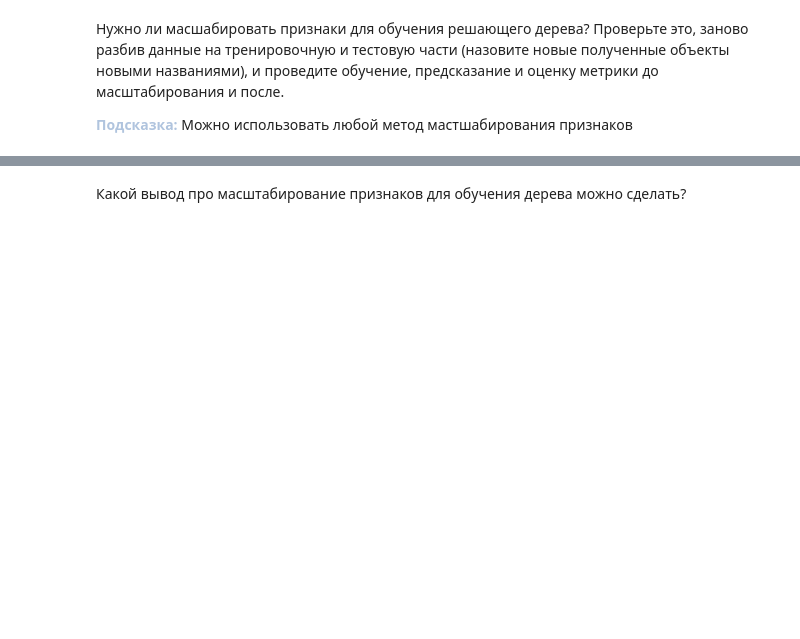
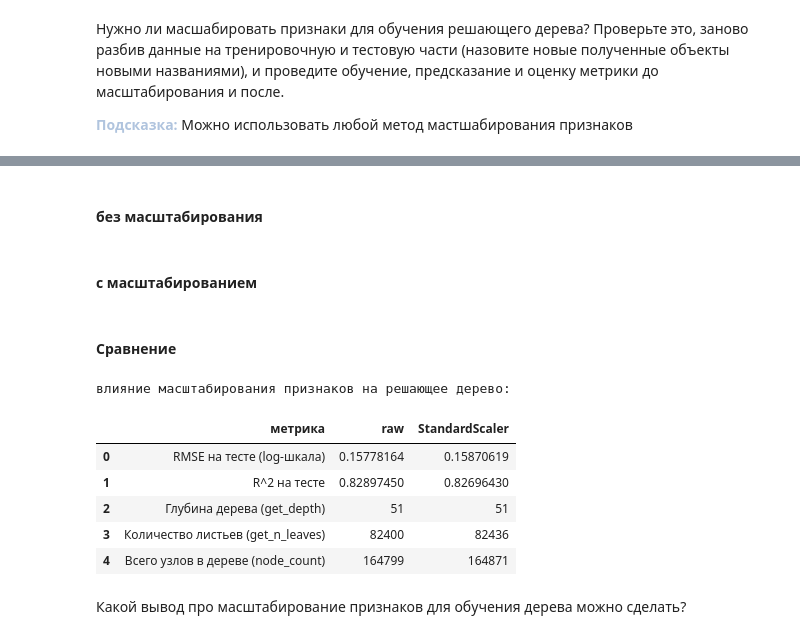
Before and after one commit to sircuspelle/AI-systems-course, a Jupyter notebook: 04_decision_tree/src/04_decision_tree/lab4.ipynb, the cells around one changed output, grey strips where cells are left out. Saved outputs shown, nothing was run; the diff lists cells and outputs as text; code cells hidden in the pictures; blank space fills up the shorter version.

```diff
--- a/04_decision_tree/src/04_decision_tree/lab4.ipynb
+++ b/04_decision_tree/src/04_decision_tree/lab4.ipynb
@@ -778,0 +684,2 @@ plt.show()
+# %% [markdown]
+#### без масштабирования
@@ -778,0 +691,2 @@ plt.show()
+# %% [markdown]
+#### с масштабированием
@@ -779,3 +710,42 @@ plt.show()
+# %% [markdown]
+#### Сравнение
+# %%
+rmse_diff = abs(rmse_unscaled - rmse_scaled)
+
+scaling_results_df = pd.DataFrame({
+    'метрика': [
+        'RMSE на тесте (log-шкала)',
+        'R^2 на тесте',
+        'Глубина дерева (get_depth)',
+        'Количество листьев (get_n_leaves)',
+        'Всего узлов в дереве (node_count)',
+    ],
+    'raw': [
+        f"{rmse_unscaled:.8f}",
+        f"{r2_score(y_test_check, pred_unscaled):.8f}",
+        tree_unscaled.get_depth(),
+        tree_unscaled.get_n_leaves(),
+        tree_unscaled.tree_.node_count
+    ],
+    'StandardScaler': [
+        f"{rmse_scaled:.8f}",
+        f"{r2_score(y_test_check, pred_scaled):.8f}",
+        tree_scaled.get_depth(),
+        tree_scaled.get_n_leaves(),
+        tree_scaled.tree_.node_count
+    ]
+})
+
+print("влияние масштабирования признаков на решающее дерево:")
+display(scaling_results_df)
+# %% [output]
+влияние масштабирования признаков на решающее дерево:
+|  | метрика | raw | StandardScaler |
+| 0 | RMSE на тесте (log-шкала) | 0.15778164 | 0.15870619 |
+| 1 | R^2 на тесте | 0.82897450 | 0.82696430 |
+| 2 | Глубина дерева (get_depth) | 51 | 51 |
+| 3 | Количество листьев (get_n_leaves) | 82400 | 82436 |
+| 4 | Всего узлов в дереве (node_count) | 164799 | 164871 |
 # %% [markdown]
 Какой вывод про масштабирование признаков для обучения дерева можно сделать?
 # %% [markdown]
```
Also changed, not shown: parts of 20 cells of this notebook.
